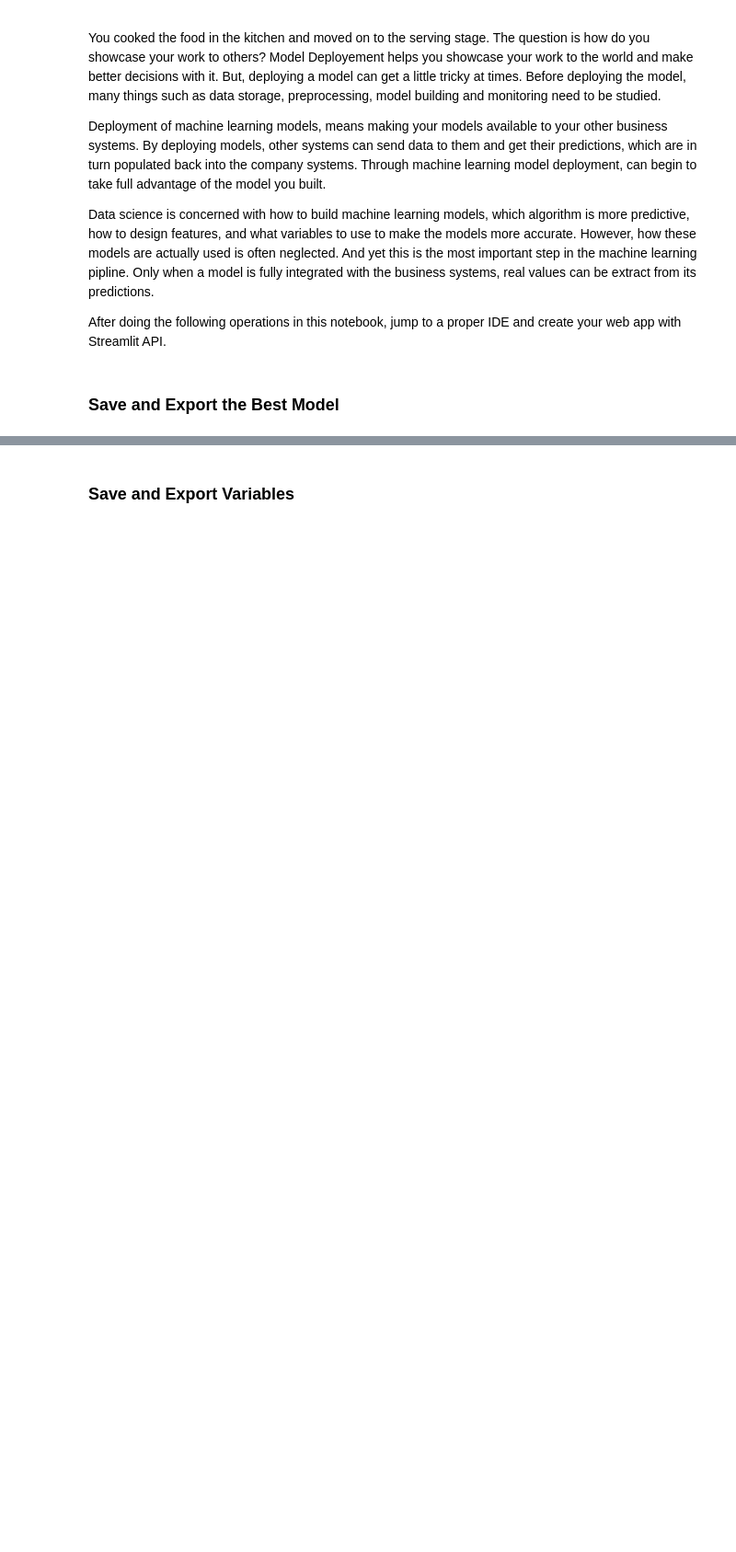
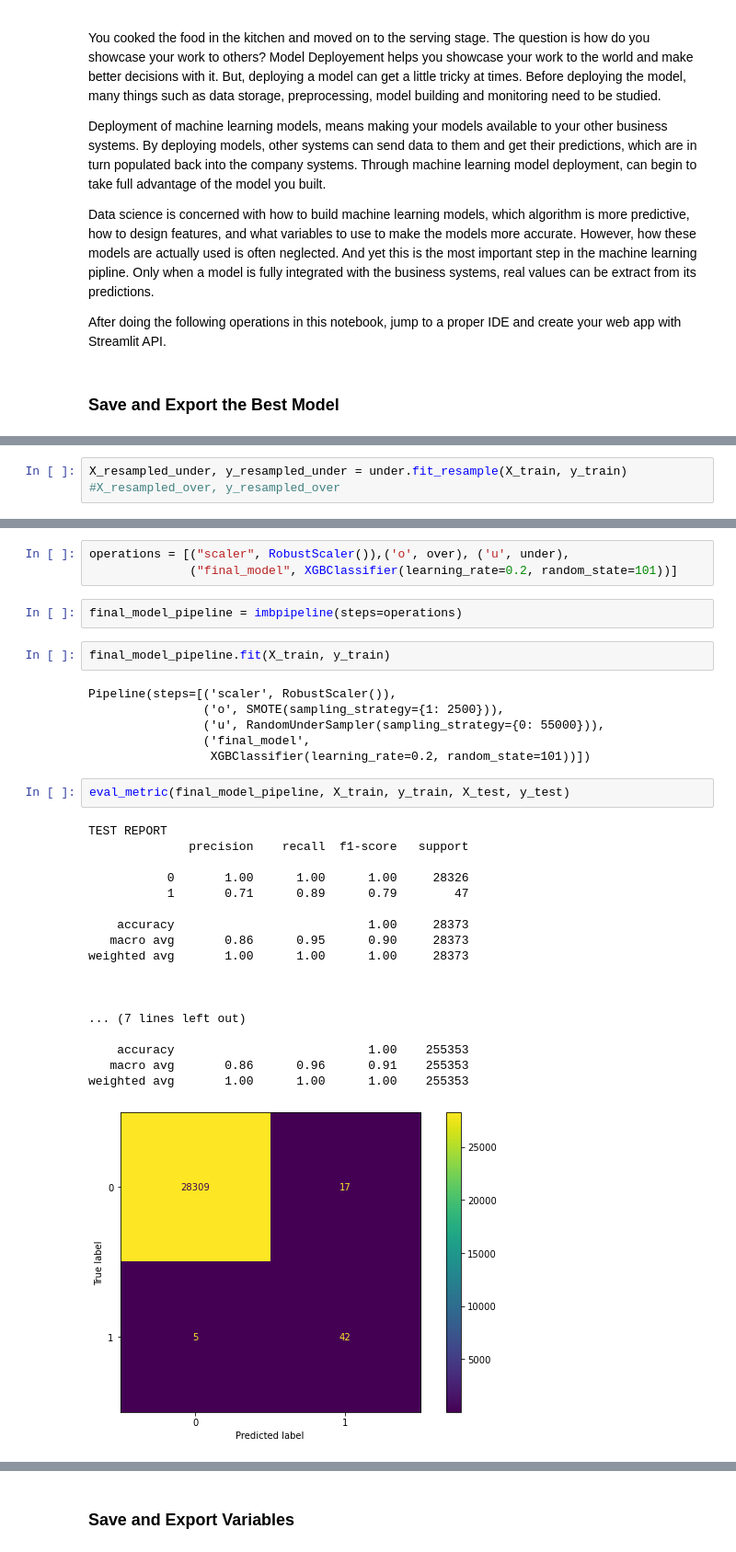
Before and after one commit to habip-bingol/Projects, a Jupyter notebook: ML_Projects/Capstone_Projects/Fraud_Detection/Fraud_Detection.ipynb, the cells around one changed output, grey strips where cells are left out. Shown at 92% size. Cells and saved outputs as stored; diff of their text form; blank space fills up the shorter version.

```diff
--- a/ML_Projects/Capstone_Projects/Fraud_Detection/Fraud_Detection.ipynb
+++ b/ML_Projects/Capstone_Projects/Fraud_Detection/Fraud_Detection.ipynb
@@ -2094,0 +2232,2 @@ After doing the following operations in this notebook, jump to a proper IDE and
+# %%
+X_resampled_under, y_resampled_under = under.fit_resample(X_train, y_train) #X_resampled_over, y_resampled_over
@@ -2094,0 +2244,34 @@ After doing the following operations in this notebook, jump to a proper IDE and
+# %%
+operations = [("scaler", RobustScaler()),('o', over), ('u', under),
+              ("final_model", XGBClassifier(learning_rate=0.2, random_state=101))]
+# %%
+final_model_pipeline = imbpipeline(steps=operations)
+# %%
+final_model_pipeline.fit(X_train, y_train)
+# %% [output]
+Pipeline(steps=[('scaler', RobustScaler()),
+                ('o', SMOTE(sampling_strategy={1: 2500})),
+                ('u', RandomUnderSampler(sampling_strategy={0: 55000})),
+                ('final_model',
+                 XGBClassifier(learning_rate=0.2, random_state=101))])
+# %%
+eval_metric(final_model_pipeline, X_train, y_train, X_test, y_test)
+# %% [output]
+TEST REPORT
+              precision    recall  f1-score   support
+
+           0       1.00      1.00      1.00     28326
+           1       0.71      0.89      0.79        47
+
+    accuracy                           1.00     28373
+   macro avg       0.86      0.95      0.90     28373
+weighted avg       1.00      1.00      1.00     28373
+
+
+
+... (7 lines left out)
+
+    accuracy                           1.00    255353
+   macro avg       0.86      0.96      0.91    255353
+weighted avg       1.00      1.00      1.00    255353
+[figure, added]
```
Also changed, not shown: parts of 28 cells of this notebook.
